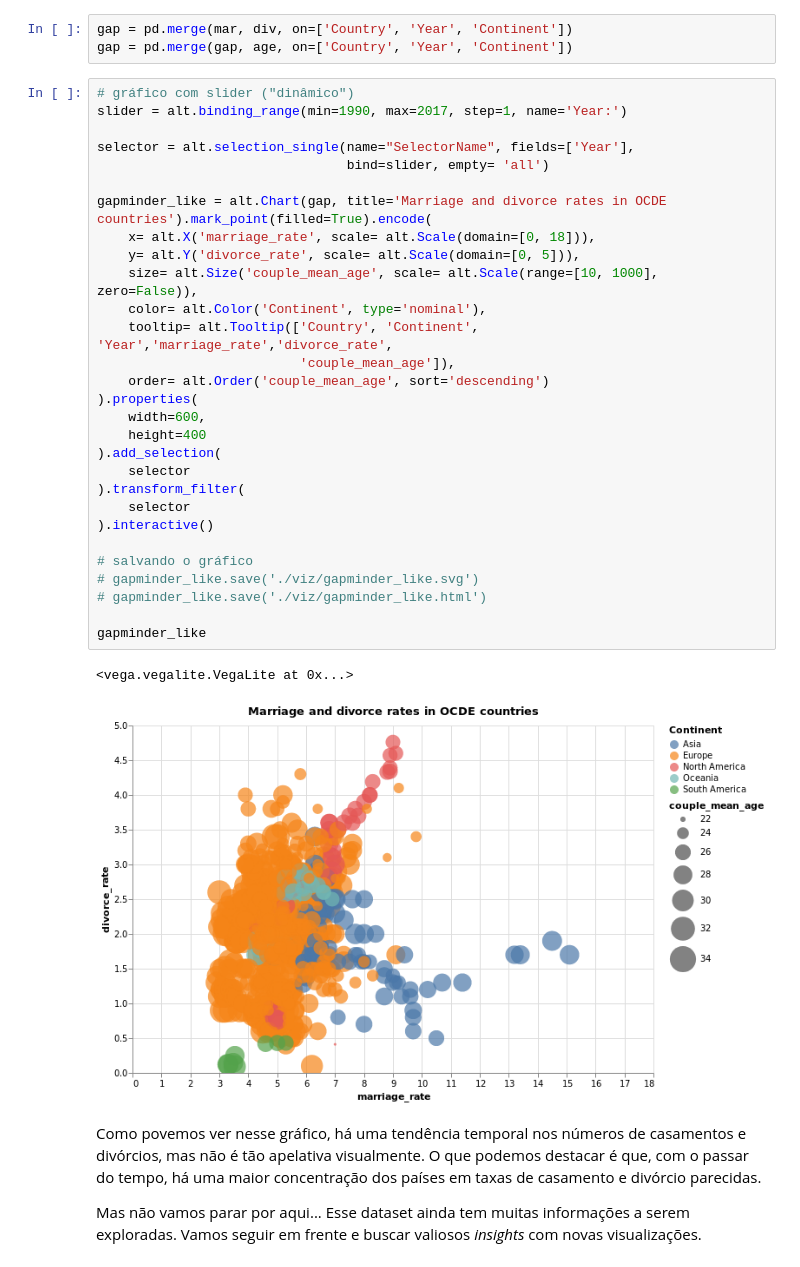
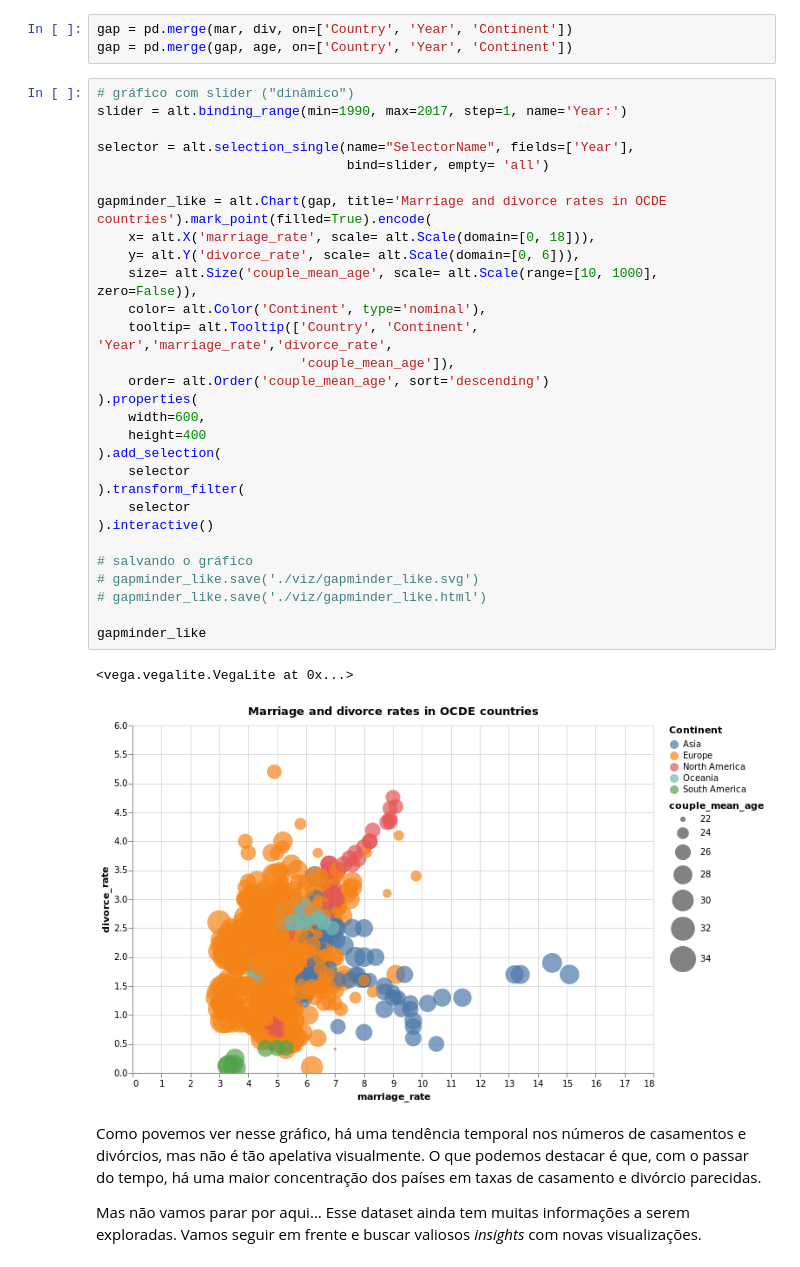
Before and after one commit to Franklin-oliveira/DataViz-Repo, a Jupyter notebook: final_project/TBFinal_visualizacoes.ipynb, the cells around one changed output. Drawn from its saved outputs; the diff is of its cells as text.

```diff
--- a/final_project/TBFinal_visualizacoes.ipynb
+++ b/final_project/TBFinal_visualizacoes.ipynb
@@ -191,35 +216,35 @@ gap = pd.merge(gap, age, on=['Country', 'Year', 'Continent'])
 # %%
 # gráfico com slider ("dinâmico")
 slider = alt.binding_range(min=1990, max=2017, step=1, name='Year:')
 
 selector = alt.selection_single(name="SelectorName", fields=['Year'],
                                 bind=slider, empty= 'all')
 
 gapminder_like = alt.Chart(gap, title='Marriage and divorce rates in OCDE countries').mark_point(filled=True).encode(
     x= alt.X('marriage_rate', scale= alt.Scale(domain=[0, 18])),
-    y= alt.Y('divorce_rate', scale= alt.Scale(domain=[0, 5])),
+    y= alt.Y('divorce_rate', scale= alt.Scale(domain=[0, 6])),
     size= alt.Size('couple_mean_age', scale= alt.Scale(range=[10, 1000], zero=False)),
     color= alt.Color('Continent', type='nominal'),
     tooltip= alt.Tooltip(['Country', 'Continent', 'Year','marriage_rate','divorce_rate',
                           'couple_mean_age']),
     order= alt.Order('couple_mean_age', sort='descending')
 ).properties(
     width=600,
     height=400
 ).add_selection(
     selector
 ).transform_filter(
     selector
 ).interactive()
 
 # salvando o gráfico
 # gapminder_like.save('./viz/gapminder_like.svg')
 # gapminder_like.save('./viz/gapminder_like.html')
 
 gapminder_like
 # %% [output]
 <vega.vegalite.VegaLite at 0x...>
-[figure, old version]
+[figure, new version]
 # %% [markdown]
 Como povemos ver nesse gráfico, há uma tendência temporal nos números de casamentos e divórcios, mas não é tão apelativa visualmente. O que podemos destacar é que, com o passar do tempo, há uma maior concentração dos países em taxas de casamento e divórcio parecidas.
 
```
Also changed, not shown: parts of 10 cells of this notebook, 12 other files.
